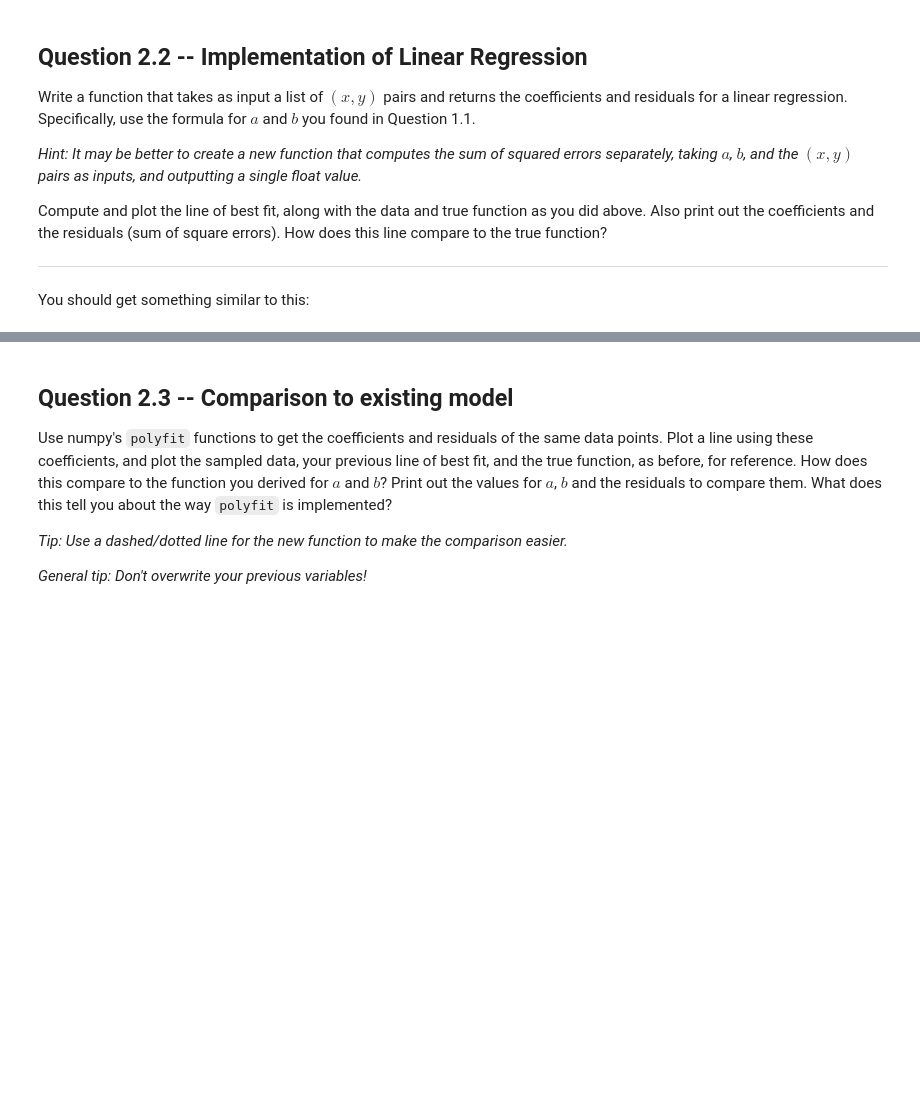
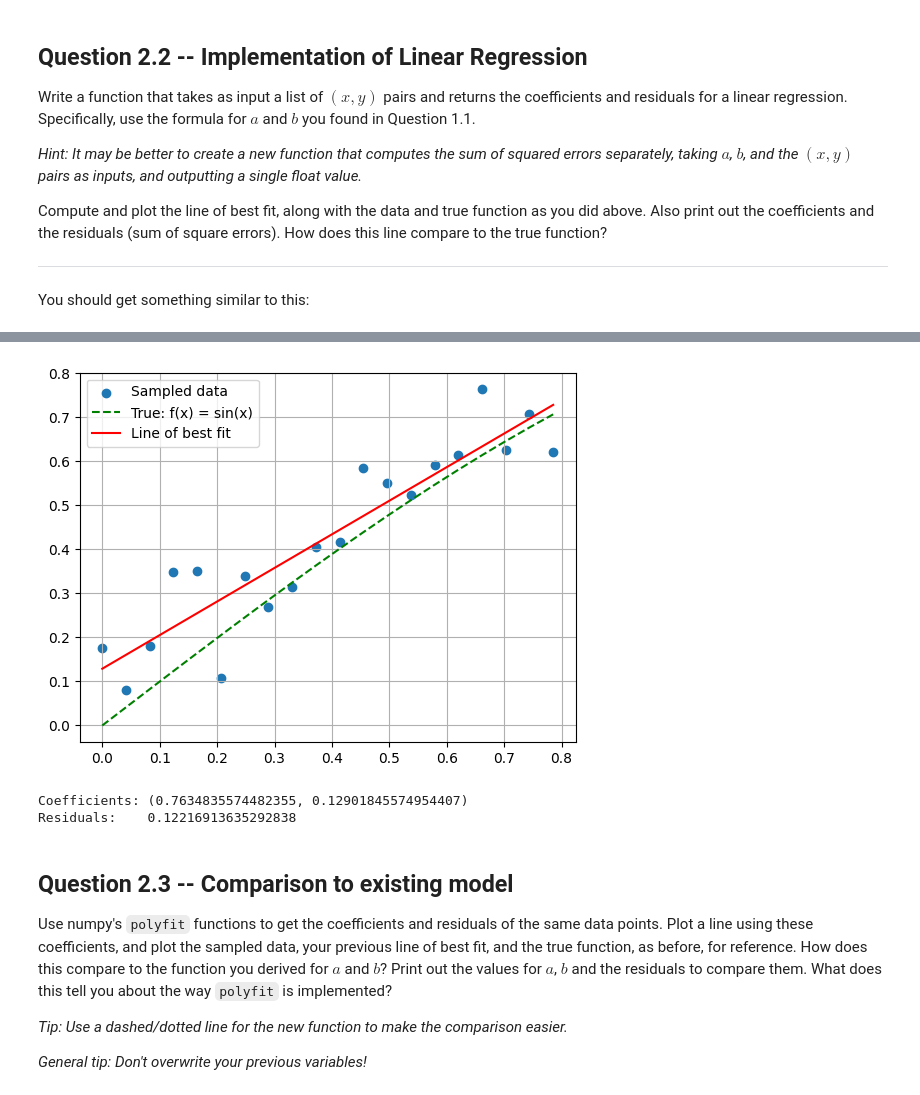
Before and after one commit to RiccardoZatti/TMDL, a Jupyter notebook: TMDL_2024_25_Assignment_1,_Qs_only.ipynb, the cells around one changed output, grey strips where cells are left out. Cells and saved outputs as stored; diff of their text form; code cells hidden in the pictures; blank space fills up the shorter version.

```diff
--- a/TMDL_2024_25_Assignment_1,_Qs_only.ipynb
+++ b/TMDL_2024_25_Assignment_1,_Qs_only.ipynb
@@ -168,30 +172,40 @@ You should get something similar to this:
 ![image.png](embedded-picture-1)
 # %%
 def compute_sos(y_true, y_pred):
-    # TODO: your code here
+    sos = np.sum((y_true-y_pred)**2)
     return sos
 
 def lin_reg(xs, ys):
-    # TODO: your code here
+
+    b = np.sum((xs-np.mean(xs))*(ys-np.mean(ys)))/np.sum((xs-np.mean(xs))**2)
+
+    a = np.mean(ys)-b*np.mean(xs)
+
+    res = np.sum((ys-a-b*xs)**2)
+
     return a, b, res
 
 # TODO: generate line of best fit
-a, b, res = lin_reg(...)
+a, b, res = lin_reg(x, y)
 y_best = b*x+a
 
 
 # TODO: plot line of best fit, data, etc
-plt.scatter(...)
-plt.plot(...)
-plt.plot(...)
+plt.scatter(x, y, label= 'Sampled data')
+plt.plot(x_pure, y_pure, label= 'True: f(x) = sin(x)', linestyle = '--', color = 'green')
+plt.plot(x, y_best, label= 'Line of best fit', color = 'red')
 
 # make it pretty
 plt.grid()
 plt.legend()
 plt.show()
 
-print("Coefficients:", (a, b))
+print("Coefficients:", (b, a))
 print("Residuals:   ", res)
+# %% [output]
+[figure, added]
+Coefficients: (0.7634835574482355, 0.12901845574954407)
+Residuals:    0.12216913635292838
 # %% [markdown]
 ## Question 2.3 -- Comparison to existing model
 
```
Also changed, not shown: parts of 8 cells of this notebook.
